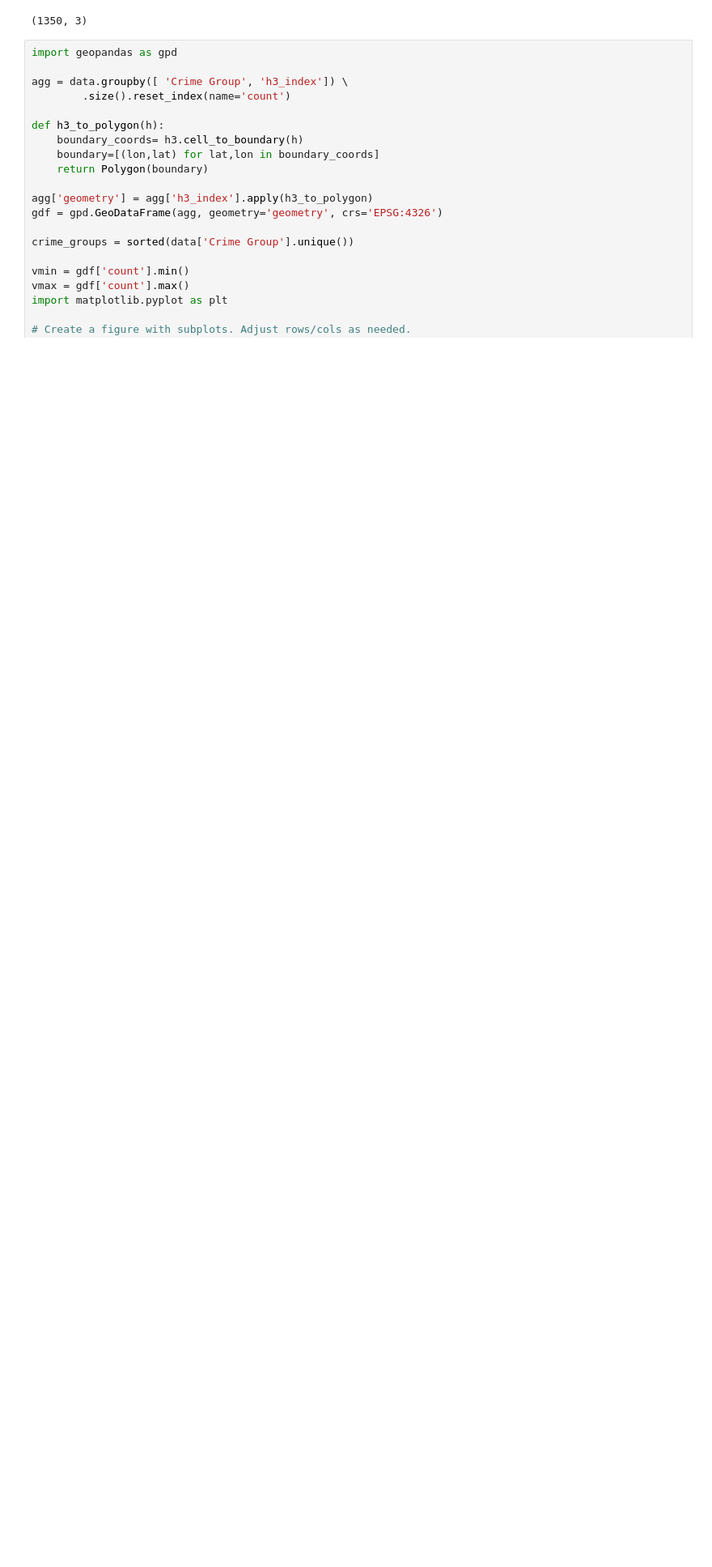
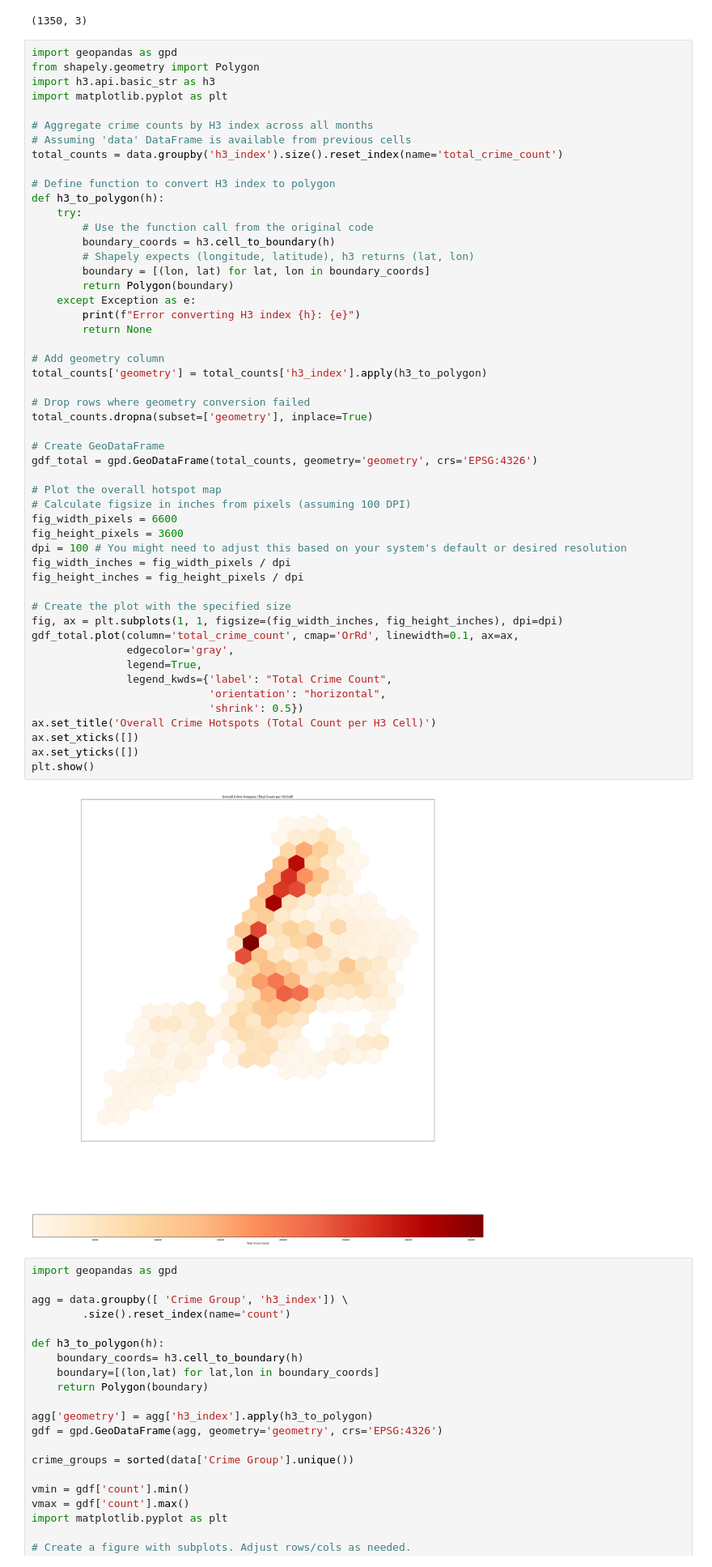
Before and after one commit to Sharad117/SpatioTemporal-crime-detection, a Jupyter notebook: preprocess.ipynb, the cells around one changed output. Shown at 81% size. Saved outputs shown, nothing was run; the diff lists cells and outputs as text; blank space fills up the shorter version.

```diff
--- a/preprocess.ipynb
+++ b/preprocess.ipynb
@@ -543,6 +602,59 @@ counts = data.groupby(['h3_index','Crime Group']).size().reset_index(name='crime
 counts.shape
 # %% [output]
 (1350, 3)
+# %%
+import geopandas as gpd
+from shapely.geometry import Polygon
+import h3.api.basic_str as h3
+import matplotlib.pyplot as plt
+
+# Aggregate crime counts by H3 index across all months
+# Assuming 'data' DataFrame is available from previous cells
+total_counts = data.groupby('h3_index').size().reset_index(name='total_crime_count')
+
+# Define function to convert H3 index to polygon
+def h3_to_polygon(h):
+    try:
+        # Use the function call from the original code
+        boundary_coords = h3.cell_to_boundary(h)
+        # Shapely expects (longitude, latitude), h3 returns (lat, lon)
+        boundary = [(lon, lat) for lat, lon in boundary_coords]
+        return Polygon(boundary)
+    except Exception as e:
+        print(f"Error converting H3 index {h}: {e}")
+        return None
+
+# Add geometry column
+total_counts['geometry'] = total_counts['h3_index'].apply(h3_to_polygon)
+
+# Drop rows where geometry conversion failed
+total_counts.dropna(subset=['geometry'], inplace=True)
+
+# Create GeoDataFrame
+gdf_total = gpd.GeoDataFrame(total_counts, geometry='geometry', crs='EPSG:4326')
+
+# Plot the overall hotspot map
+# Calculate figsize in inches from pixels (assuming 100 DPI)
+fig_width_pixels = 6600
+fig_height_pixels = 3600
+dpi = 100 # You might need to adjust this based on your system's default or desired resolution
+fig_width_inches = fig_width_pixels / dpi
+fig_height_inches = fig_height_pixels / dpi
+
+# Create the plot with the specified size
+fig, ax = plt.subplots(1, 1, figsize=(fig_width_inches, fig_height_inches), dpi=dpi)
+gdf_total.plot(column='total_crime_count', cmap='OrRd', linewidth=0.1, ax=ax,
+               edgecolor='gray',
+               legend=True,
+               legend_kwds={'label': "Total Crime Count",
+                            'orientation': "horizontal",
+                            'shrink': 0.5})
+ax.set_title('Overall Crime Hotspots (Total Count per H3 Cell)')
+ax.set_xticks([])
+ax.set_yticks([])
+plt.show()
+# %% [output]
+[figure, added]
 # %%
 import geopandas as gpd
 
```
Also changed, not shown: parts of 15 cells of this notebook.
